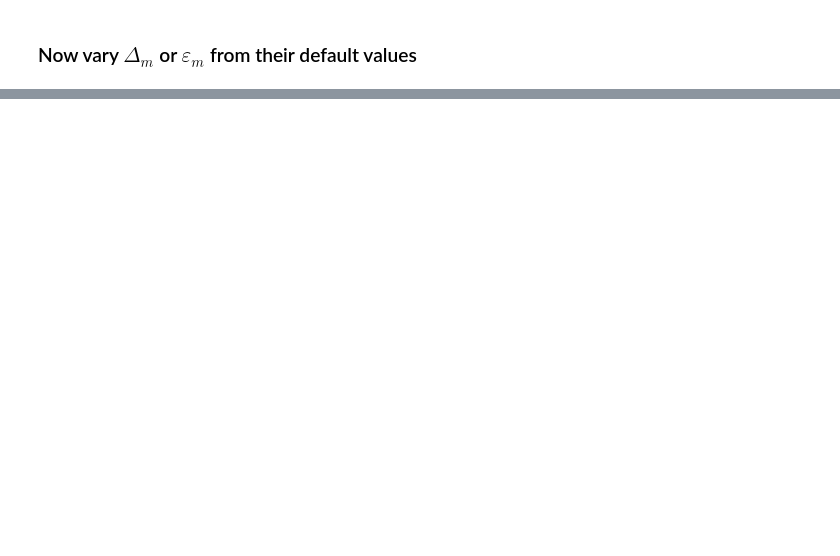
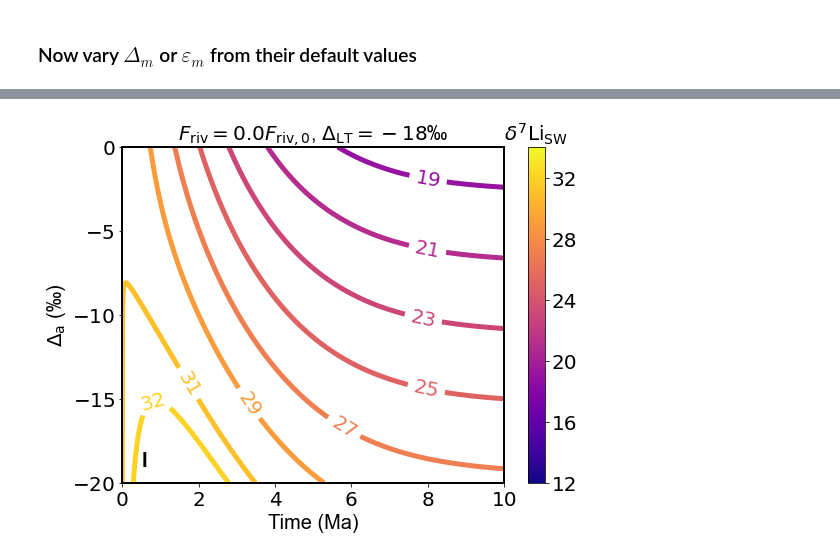
Before and after one commit to eart0381/BoxModel, a Jupyter notebook: ODE_solve2.ipynb, the cells around one changed output, grey strips where cells are left out. Cells and saved outputs as stored; diff of their text form; code cells hidden in the pictures; blank space fills up the shorter version.

```diff
--- a/ODE_solve2.ipynb
+++ b/ODE_solve2.ipynb
@@ -298,0 +313,73 @@ fig.savefig('delta_Li_to_Li0_map-new.png', dpi = 300)
+# %%
+fig     = plt.figure(figsize=(8,6))
+fig.set_tight_layout(True)
+
+# norm is a class which, when called, can normalize data into the
+# [0.0, 1.0] interval.
+
+colorscalemin = 12
+colorscalemax = 34
+norm          = mpl.colors.Normalize(vmin=colorscalemin, vmax=colorscalemax)
+
+# choose a colormap
+c_m       = mpl.cm.plasma  # plasma, inferno, or copper
+
+# create a ScalarMappable and initialize a data structure
+s_m       = mpl.cm.ScalarMappable(cmap=c_m, norm=norm)
+s_m.set_array([])
+
+plt.xlim(0,time_span[-1]/1e6)
+plt.ylim(da_range[0]*1e3, 0)
+plt.yticks(np.arange(-20, 1, 5))
+
+ax  = plt.gca()
+for side in ax.spines.keys():  # 'top', 'bottom', 'left', 'right'
+    ax.spines[side].set_linewidth(axlw)
+
+fmt = ticker.ScalarFormatter(useMathText=True)
+fmt.set_scientific(True)
+fmt.set_powerlimits((-2, 2))
+plt.title(r'$F_{{\rm riv}} = {0:2.1f} F_{{\rm riv,0}}$, $\Delta_{{\rm LT}} = {1:2.0f}$'.format(fraction, 1000*Delta_lt_d)+'\u2030', size=FONT_SIZE, **afont)
+plt.xlabel('Time (Ma)', fontsize=FONT_SIZE, **afont)
+plt.ylabel(r'$\Delta_{\rm a}$'+' (\u2030)', fontsize=FONT_SIZE, **afont)
+plt.tick_params(labelsize=FONT_SIZE)
+plt.gca().yaxis.set_major_formatter(fmt)
+
+cbar = plt.colorbar(mappable=s_m, ticks=[12, 16, 20, 24, 28, 32])
+cbar.ax.tick_params(labelsize=FONT_SIZE)
+cbar.ax.set_title(r'$\delta^7 {\rm Li}_{\rm SW}$', rotation='horizontal', fontsize=FONT_SIZE, **afont)
+
+# clevel  = np.array([15, 17, 19, 21, 23, 25, 27, 29]) # A
+# lb_pos  = [(9.0, -1), (8.0, -5), (8.0, -9), (8.0, -12), (8.0, -17), (3.0, -14), (2.0, -14.5), (1.5, -17)] # A
+
+# clevel  = np.array([19, 21, 23, 25, 27, 29, 31.01]) # B
+# lb_pos  = [(8.0, -4), (8.0, -8), (8.0, -12), (8.0, -16), (3.0, -15), (1.8, -14), (1.0, -15)] # B
+
+# clevel  = np.array([21, 23, 25, 27, 29, 31.01, 32]) # C
+# lb_pos  = [(8.0, -3), (8.0, -6), (8.0, -10), (8.0, -14), (5.0, -17), (2.0, -16), (1.0, -16)] # C
+
+# clevel  = np.array([15, 17, 19, 21, 23, 25, 27, 29]) # D
+# lb_pos  = [(8.0, -3), (8.0, -6.5), (8.0, -11), (8.0, -15), (5.0, -17), (3.0, -14), (2.0, -15), (1.5, -17)] # D
+
+# clevel  = np.array([17, 19, 21, 23, 25, 27, 29, 31.01]) # E
+# lb_pos  = [(8.0, -2), (8.0, -5.5), (8.0, -9), (8.0, -13), (8.0, -17), (3.0, -13), (2.0, -15), (1.0, -15)] # E
+
+# clevel  = np.array([20, 21, 23, 25, 27, 29, 31.01, 32]) # F
+# lb_pos  = [(8.0, -1), (8.0, -4), (8.0, -8), (8.0, -12), (8.0, -16), (3.8, -15), (2.0, -16), (1.0, -16)] # F
+
+# clevel  = np.array([13, 15, 17, 19, 21, 23, 25, 27, 29]) # G
+# lb_pos  = [(9.0, -1), (8.0, -5), (8.0, -9), (8.0, -12), (8.0, -17), (3.0, -12.5), (3.0, -16.5), (2.1, -17.5), (1.0, -13)] # G
+
+# clevel  = np.array([17, 19, 21, 23, 25, 27, 29, 31.01]) # H
+# lb_pos  = [(8.0, -3.5), (8.0, -7), (8.0, -11), (8.0, -15), (5.0, -17), (2.8, -14), (1.8, -13), (1.0, -15)] # H
+
+clevel  = np.array([19, 21, 23, 25, 27, 29, 31.01, 32]) # I
+lb_pos  = [(8.0, -2), (8.0, -6), (8.0, -9), (8.0, -14), (6.0, -16), (3.5, -15), (1.8, -14), (0.8, -15)] # I
+
+cs      = plt.contour(t_grid/1e6, m_grid*1e3, delta_mat*1e3, levels=clevel, linewidths=lw, cmap=c_m, vmin=colorscalemin, vmax=colorscalemax)
+labels  = plt.clabel(cs, inline=1, fontsize=FONT_SIZE, fmt='%2.0f', manual=lb_pos)
+
+plt.text(0.05, 0.05, 'I', transform=ax.transAxes, fontsize=FONT_SIZE, weight="bold", **afont)
+fig.savefig('Figure-2I.png', dpi = 300)
+# %% [output]
+[figure, added]
```
Also changed, not shown: parts of 12 cells of this notebook, 1 other file.
